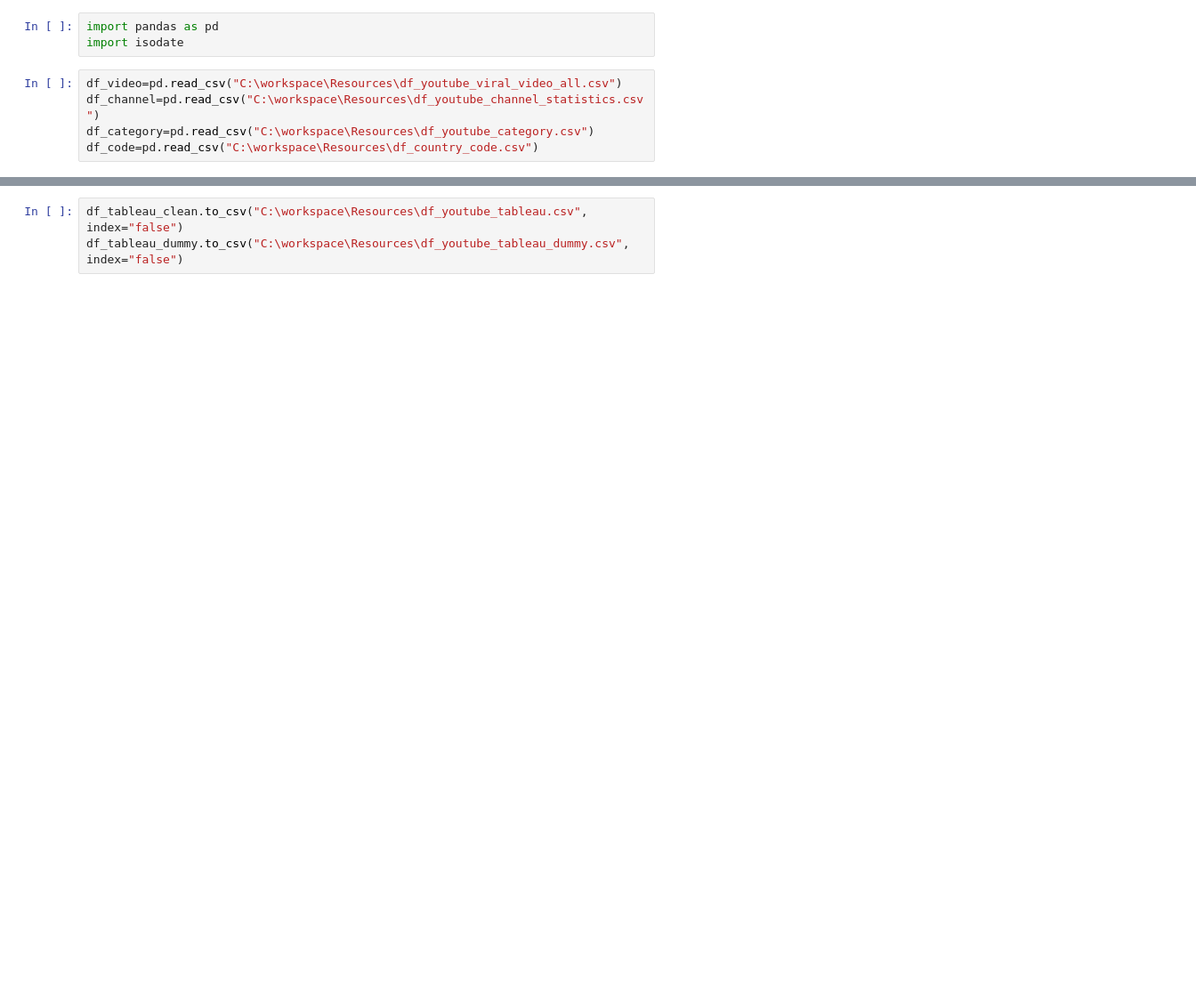
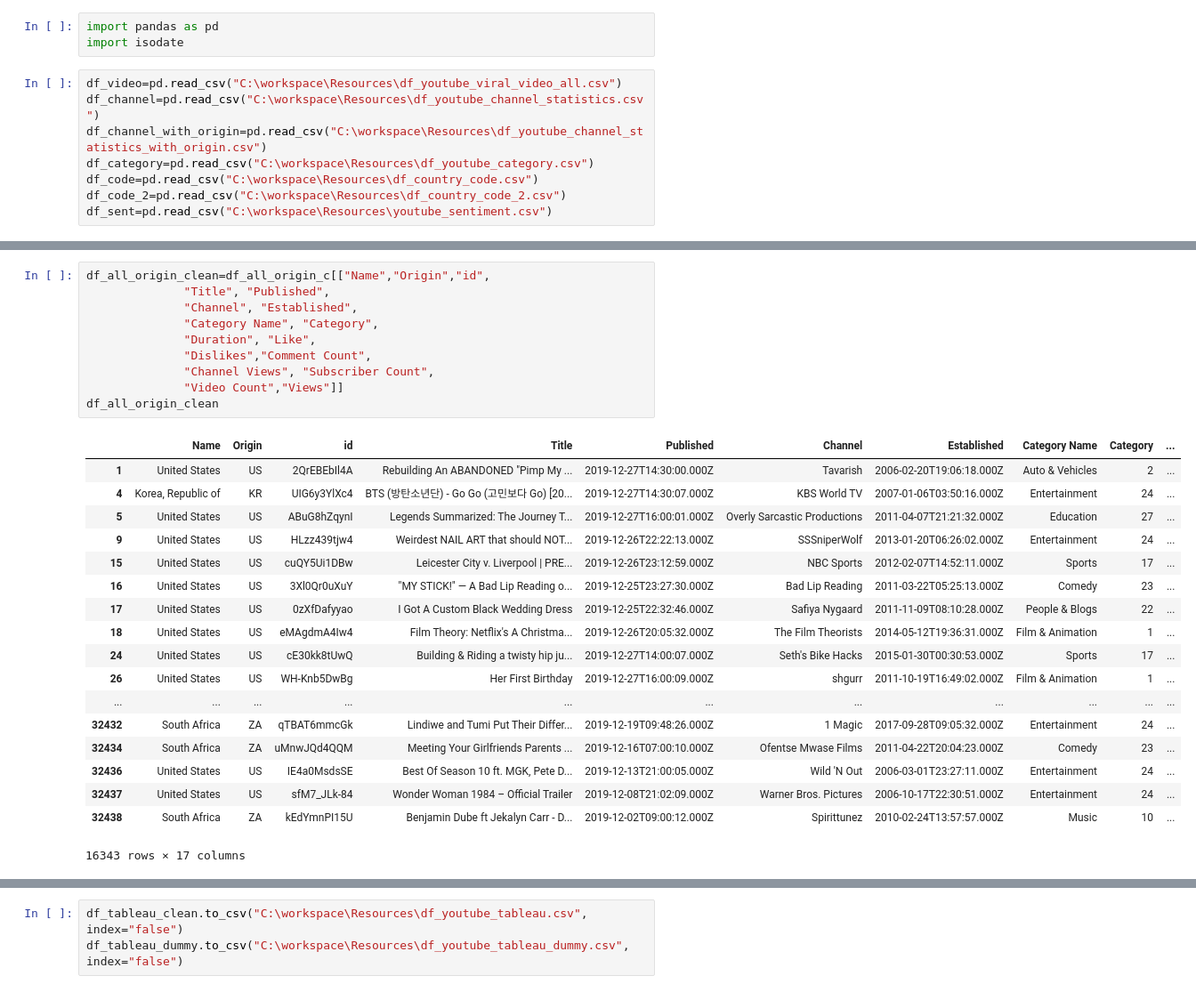
Before and after one commit to nguyenndt278/yt_vr_combine_progress, a Jupyter notebook: static/notebook/youtube_clean_and_combine.ipynb, the cells around one changed output, grey strips where cells are left out. Shown at 89% size. Cells and saved outputs as stored; diff of their text form; blank space fills up the shorter version.

```diff
--- a/static/notebook/youtube_clean_and_combine.ipynb
+++ b/static/notebook/youtube_clean_and_combine.ipynb
@@ -4,5 +4,8 @@ import isodate
 # %%
 df_video=pd.read_csv("C:\workspace\Resources\df_youtube_viral_video_all.csv")
 df_channel=pd.read_csv("C:\workspace\Resources\df_youtube_channel_statistics.csv")
+df_channel_with_origin=pd.read_csv("C:\workspace\Resources\df_youtube_channel_statistics_with_origin.csv")
 df_category=pd.read_csv("C:\workspace\Resources\df_youtube_category.csv")
 df_code=pd.read_csv("C:\workspace\Resources\df_country_code.csv")
+df_code_2=pd.read_csv("C:\workspace\Resources\df_country_code_2.csv")
+df_sent=pd.read_csv("C:\workspace\Resources\youtube_sentiment.csv")
@@ -32,0 +82,29 @@ df_all
+# %%
+df_all_origin_clean=df_all_origin_c[["Name","Origin","id",
+              "Title", "Published",
+              "Channel", "Established",
+              "Category Name", "Category",
+              "Duration", "Like",
+              "Dislikes","Comment Count",
+              "Channel Views", "Subscriber Count",
+              "Video Count","Views"]]
+df_all_origin_clean
+# %% [output]
+|  | Name | Origin | id | Title | Published | Channel | Established | Category Name | Category | ... |
+| 1 | United States | US | 2QrEBEbIl4A | Rebuilding An ABANDONED "Pimp My ... | 2019-12-27T14:30:00.000Z | Tavarish | 2006-02-20T19:06:18.000Z | Auto & Vehicles | 2 | ... |
+| 4 | Korea, Republic of | KR | UIG6y3YlXc4 | BTS (방탄소년단) - Go Go (고민보다 Go) [20... | 2019-12-27T14:30:07.000Z | KBS World TV | 2007-01-06T03:50:16.000Z | Entertainment | 24 | ... |
+| 5 | United States | US | ABuG8hZqynI | Legends Summarized: The Journey T... | 2019-12-27T16:00:01.000Z | Overly Sarcastic Productions | 2011-04-07T21:21:32.000Z | Education | 27 | ... |
+| 9 | United States | US | HLzz439tjw4 | Weirdest NAIL ART that should NOT... | 2019-12-26T22:22:13.000Z | SSSniperWolf | 2013-01-20T06:26:02.000Z | Entertainment | 24 | ... |
+| 15 | United States | US | cuQY5Ui1DBw | Leicester City v. Liverpool | PRE... | 2019-12-26T23:12:59.000Z | NBC Sports | 2012-02-07T14:52:11.000Z | Sports | 17 | ... |
+| 16 | United States | US | 3Xl0Qr0uXuY | "MY STICK!" — A Bad Lip Reading o... | 2019-12-25T23:27:30.000Z | Bad Lip Reading | 2011-03-22T05:25:13.000Z | Comedy | 23 | ... |
+| 17 | United States | US | 0zXfDafyyao | I Got A Custom Black Wedding Dress | 2019-12-25T22:32:46.000Z | Safiya Nygaard | 2011-11-09T08:10:28.000Z | People & Blogs | 22 | ... |
+| 18 | United States | US | eMAgdmA4Iw4 | Film Theory: Netflix's A Christma... | 2019-12-26T20:05:32.000Z | The Film Theorists | 2014-05-12T19:36:31.000Z | Film & Animation | 1 | ... |
+| 24 | United States | US | cE30kk8tUwQ | Building & Riding a twisty hip ju... | 2019-12-27T14:00:07.000Z | Seth's Bike Hacks | 2015-01-30T00:30:53.000Z | Sports | 17 | ... |
+| 26 | United States | US | WH-Knb5DwBg | Her First Birthday | 2019-12-27T16:00:09.000Z | shgurr | 2011-10-19T16:49:02.000Z | Film & Animation | 1 | ... |
+| ... | ... | ... | ... | ... | ... | ... | ... | ... | ... | ... |
+| 32432 | South Africa | ZA | qTBAT6mmcGk | Lindiwe and Tumi Put Their Differ... | 2019-12-19T09:48:26.000Z | 1 Magic | 2017-09-28T09:05:32.000Z | Entertainment | 24 | ... |
+| 32434 | South Africa | ZA | uMnwJQd4QQM | Meeting Your Girlfriends Parents ... | 2019-12-16T07:00:10.000Z | Ofentse Mwase Films | 2011-04-22T20:04:23.000Z | Comedy | 23 | ... |
+| 32436 | United States | US | IE4a0MsdsSE | Best Of Season 10 ft. MGK, Pete D... | 2019-12-13T21:00:05.000Z | Wild 'N Out | 2006-03-01T23:27:11.000Z | Entertainment | 24 | ... |
+| 32437 | United States | US | sfM7_JLk-84 | Wonder Woman 1984 – Official Trailer | 2019-12-08T21:02:09.000Z | Warner Bros. Pictures | 2006-10-17T22:30:51.000Z | Entertainment | 24 | ... |
+| 32438 | South Africa | ZA | kEdYmnPI15U | Benjamin Dube ft Jekalyn Carr - D... | 2019-12-02T09:00:12.000Z | Spirittunez | 2010-02-24T13:57:57.000Z | Music | 10 | ... |
+16343 rows × 17 columns
```
Also changed, not shown: parts of 11 cells of this notebook, 4 other files.
